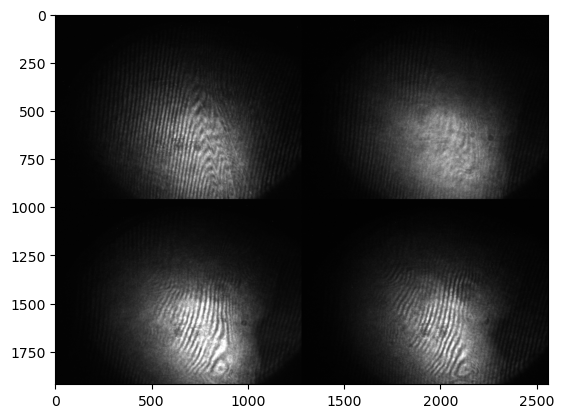
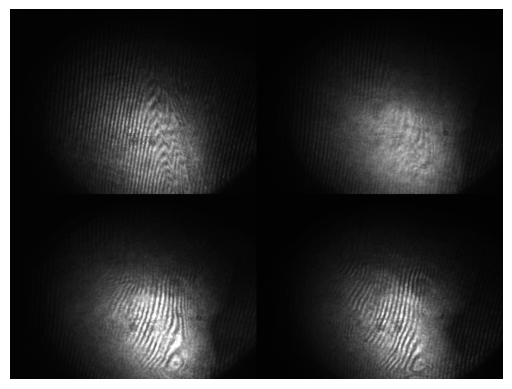
Code edit (unified diff) that turned the first committed figure into the second:
--- before
+++ after
@@ -1 +1,4 @@
+fig, axs, = plt.subplots()
 plt.imshow(z4290, cmap='gray')
+axs.set_axis_off()
+plt.savefig('interferometry_images/frame.jpg', bbox_inches = 'tight')

Commit: a lot